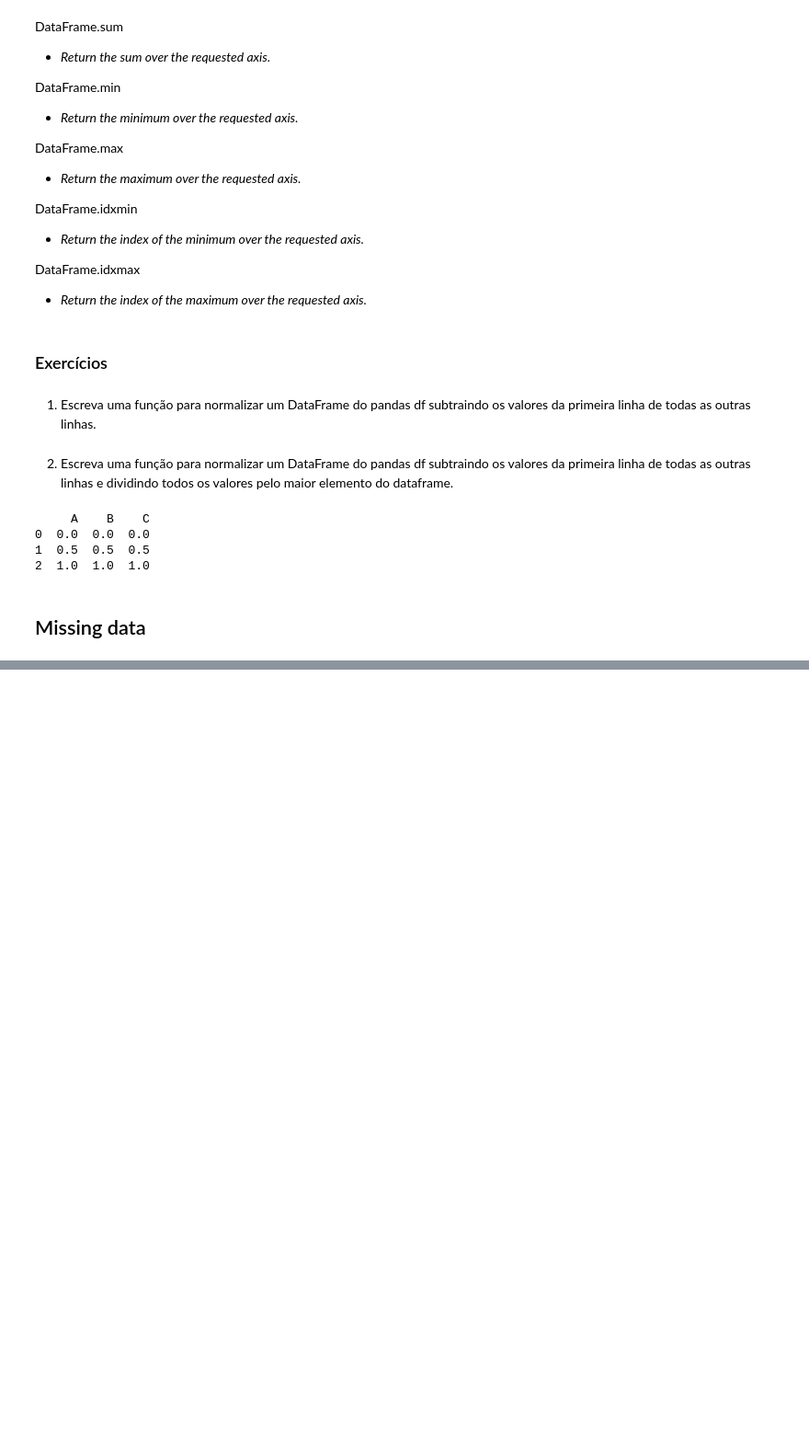
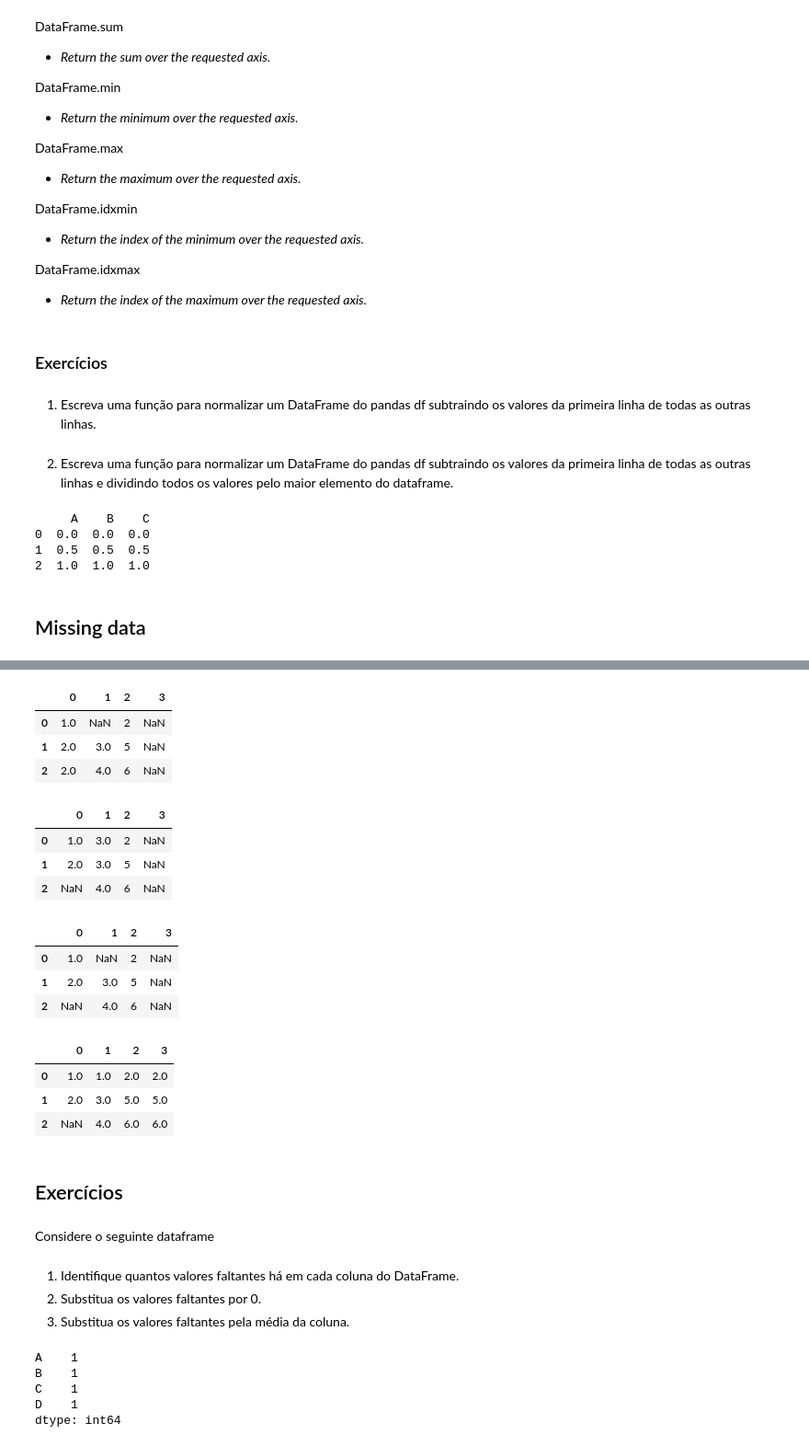
Before and after one commit to rcpsilva/Python_For_Data_Science, a Jupyter notebook: 2022-2/Python Notebooks/5_notebook_pandas_operating_with_data.ipynb, the cells around one changed output, grey strips where cells are left out. Shown at 92% size. Drawn from its saved outputs; the diff is of its cells as text; code cells hidden in the pictures; blank space fills up the shorter version.

```diff
--- a/2022-2/Python Notebooks/5_notebook_pandas_operating_with_data.ipynb
+++ b/2022-2/Python Notebooks/5_notebook_pandas_operating_with_data.ipynb
@@ -163,0 +233,34 @@ print(df_normalized)
+# %%
+# forward-fill
+df.fillna(method='ffill')
+# %% [output]
+|  | 0 | 1 | 2 | 3 |
+| 0 | 1.0 | NaN | 2 | NaN |
+| 1 | 2.0 | 3.0 | 5 | NaN |
+| 2 | 2.0 | 4.0 | 6 | NaN |
+# %%
+# back-fill
+df.fillna(method='bfill')
+# %% [output]
+|  | 0 | 1 | 2 | 3 |
+| 0 | 1.0 | 3.0 | 2 | NaN |
+| 1 | 2.0 | 3.0 | 5 | NaN |
+| 2 | NaN | 4.0 | 6 | NaN |
+# %%
+df
+# %% [output]
+|  | 0 | 1 | 2 | 3 |
+| 0 | 1.0 | NaN | 2 | NaN |
+| 1 | 2.0 | 3.0 | 5 | NaN |
+| 2 | NaN | 4.0 | 6 | NaN |
+# %%
+df.fillna(method='ffill', axis='columns')
+# %% [output]
+|  | 0 | 1 | 2 | 3 |
+| 0 | 1.0 | 1.0 | 2.0 | 2.0 |
+| 1 | 2.0 | 3.0 | 5.0 | 5.0 |
+| 2 | NaN | 4.0 | 6.0 | 6.0 |
+# %% [markdown]
+## Exercícios
+# %% [markdown]
+Considere o seguinte dataframe
@@ -163,0 +272,12 @@ print(df_normalized)
+# %% [markdown]
+1. Identifique quantos valores faltantes há em cada coluna do DataFrame.
+2. Substitua os valores faltantes por 0.
+3. Substitua os valores faltantes pela média da coluna.
+# %%
+print(df.isna().sum())
+# %% [output]
+A    1
+B    1
+C    1
+D    1
+dtype: int64
```
Also changed, not shown: parts of 15 cells of this notebook.
